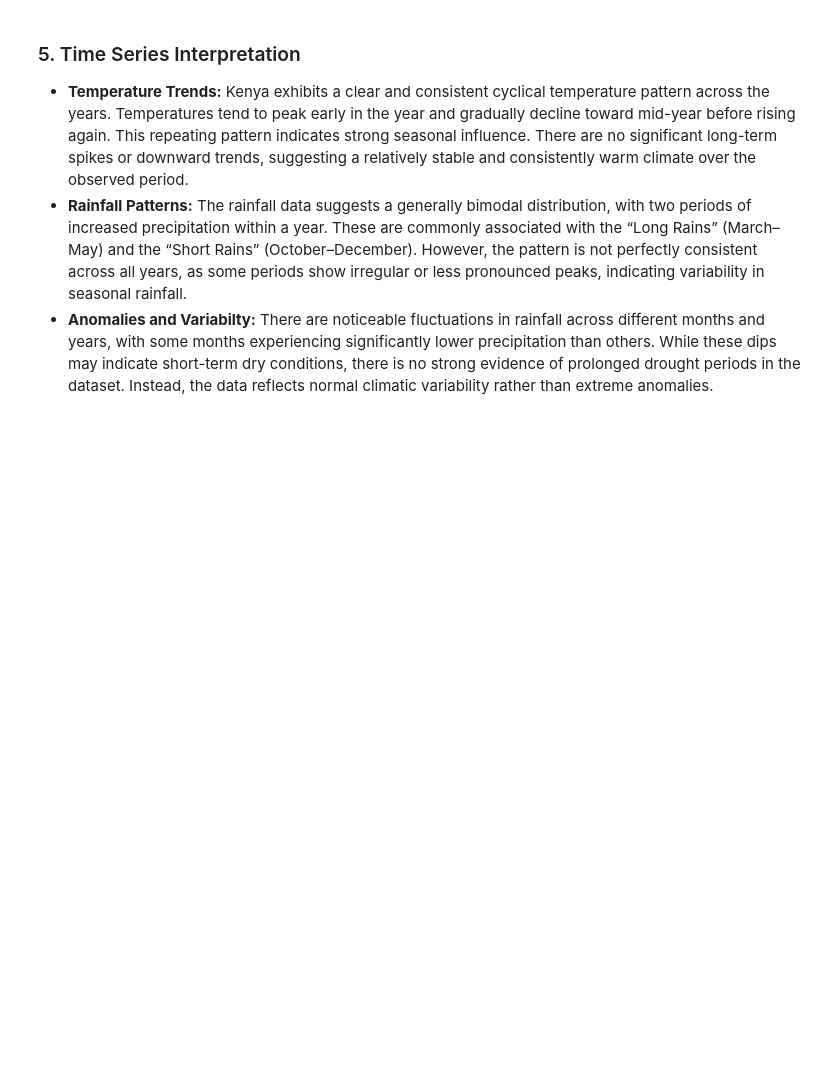
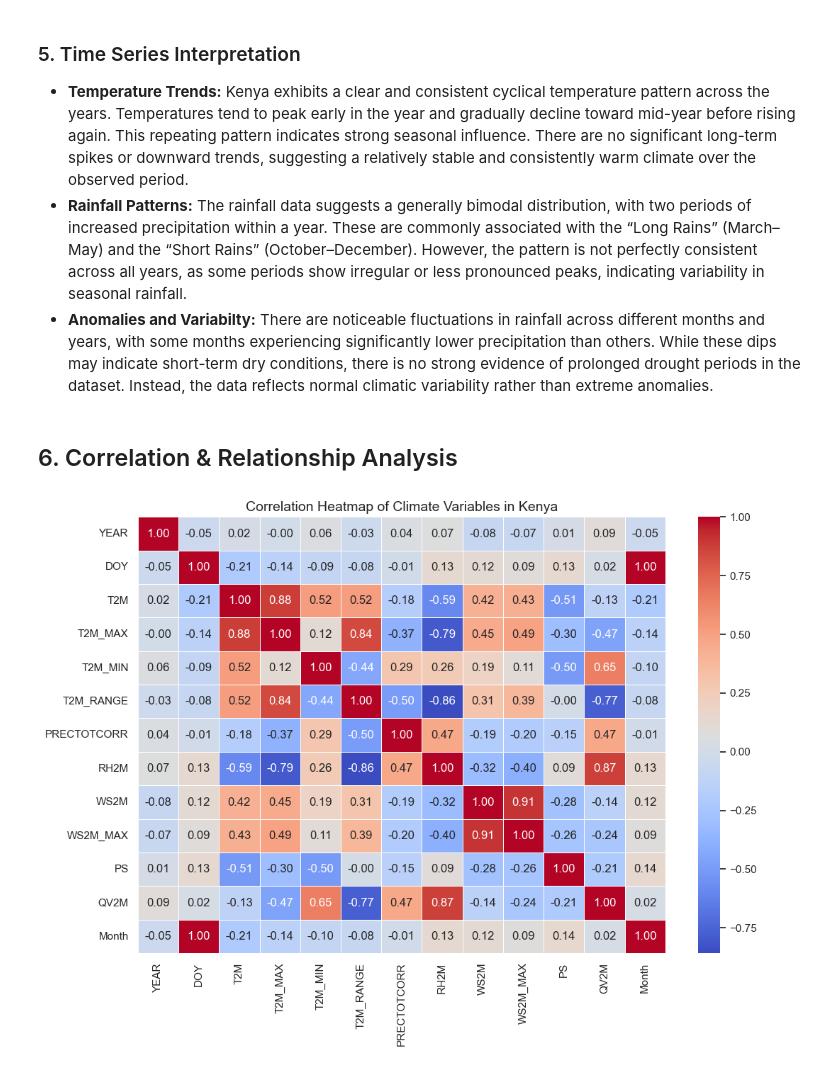
Before and after one commit to SimretAbebe/climate-challenge-week0, a Jupyter notebook: notebooks/kenya_eda.ipynb, the cells around one changed output. Drawn from its saved outputs; the diff is of its cells as text; code cells hidden in the pictures; blank space fills up the shorter version.

Commit message:
feat: add correlation analysis and relationship scatter plots for Kenya

```diff
--- a/notebooks/kenya_eda.ipynb
+++ b/notebooks/kenya_eda.ipynb
@@ -206,3 +206,18 @@ plt.show()
 - **Temperature Trends:** Kenya exhibits a clear and consistent cyclical temperature pattern across the years. Temperatures tend to peak early in the year and gradually decline toward mid-year before rising again. This repeating pattern indicates strong seasonal influence. There are no significant long-term spikes or downward trends, suggesting a relatively stable and consistently warm climate over the observed period.
 - **Rainfall Patterns:** The rainfall data suggests a generally bimodal distribution, with two periods of increased precipitation within a year. These are commonly associated with the “Long Rains” (March–May) and the “Short Rains” (October–December). However, the pattern is not perfectly consistent across all years, as some periods show irregular or less pronounced peaks, indicating variability in seasonal rainfall.
 - **Anomalies and Variabilty:** There are noticeable fluctuations in rainfall across different months and years, with some months experiencing significantly lower precipitation than others. While these dips may indicate short-term dry conditions, there is no strong evidence of prolonged drought periods in the dataset. Instead, the data reflects normal climatic variability rather than extreme anomalies.
+# %% [markdown]
+## 6. Correlation & Relationship Analysis
+# %%
+# 1. Calculate the correlation matrix
+# I only use numbers, ignoring dates and country names
+corr_matrix = df_cleaned.corr(numeric_only=True)
+
+# 2. Create the Heatmap
+plt.figure(figsize=(12, 8))
+sns.heatmap(corr_matrix, annot=True, fmt=".2f", cmap='coolwarm', linewidths=0.5)
+
+plt.title('Correlation Heatmap of Climate Variables in Kenya', fontsize=14)
+plt.show()
+# %% [output]
+[figure, added]
```
Also changed, not shown: parts of 2 cells of this notebook.
